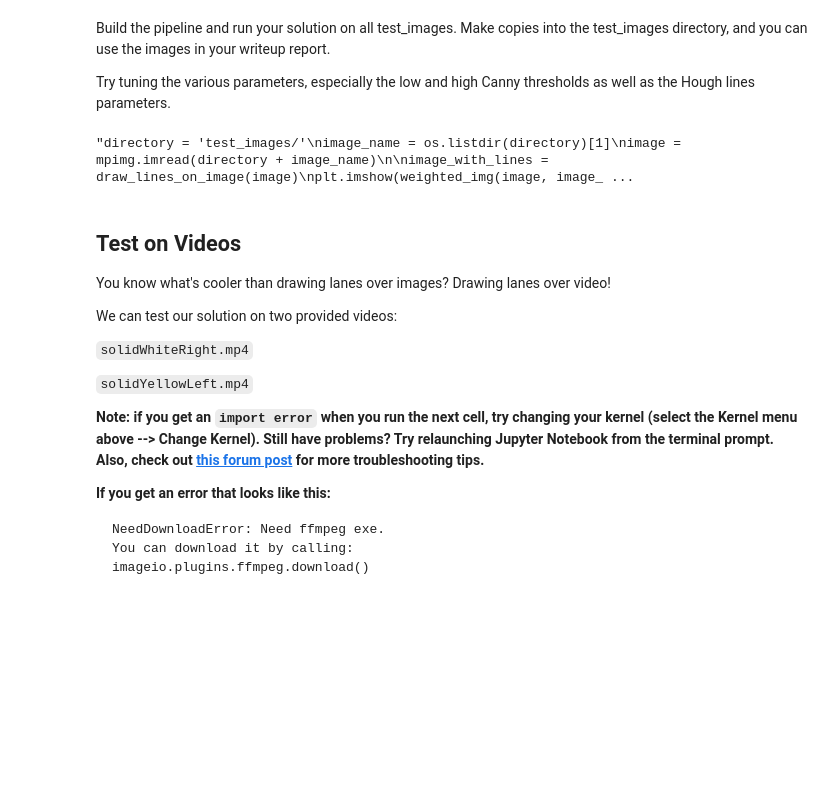
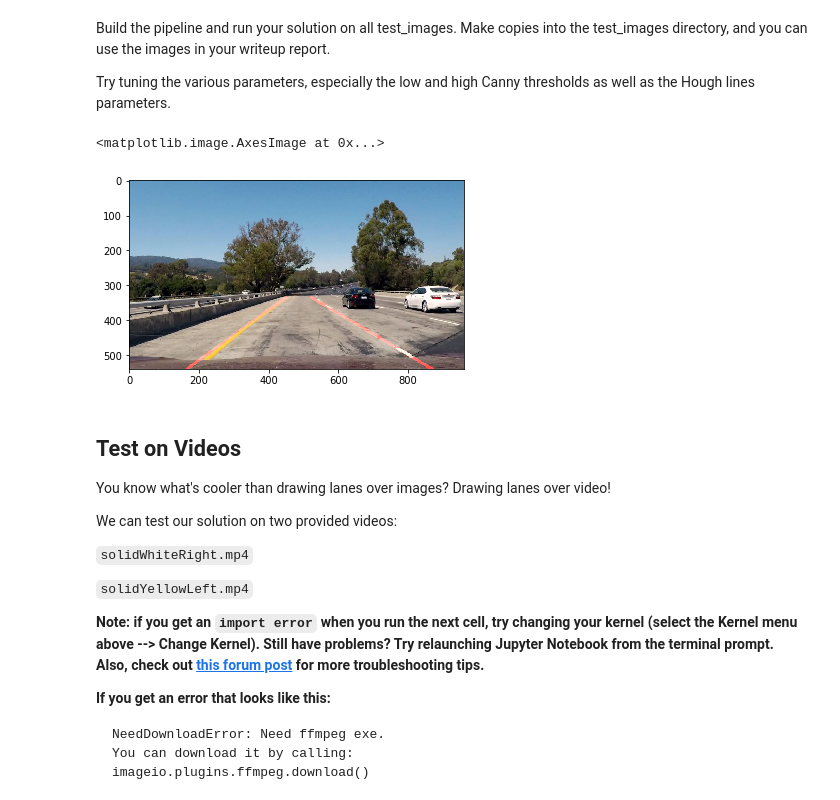
Before and after one commit to carlosbkm/CarND-LaneLines-P1, a Jupyter notebook: P1.ipynb, the cells around one changed output. Drawn from its saved outputs; the diff is of its cells as text; code cells hidden in the pictures; blank space fills up the shorter version.

```diff
--- a/P1.ipynb
+++ b/P1.ipynb
@@ -268,14 +281,14 @@ def draw_lines_on_image(image):
 
     return hough_lines(masked_image, rho, theta, threshold, min_line_len, max_line_gap)
 # %%
-'''directory = 'test_images/'
-image_name = os.listdir(directory)[1]
+directory = 'test_images/'
+image_name = os.listdir(directory)[0]
 image = mpimg.imread(directory + image_name)
-
 image_with_lines = draw_lines_on_image(image)
-plt.imshow(weighted_img(image, image_with_lines, 0.9, 1, 0))'''
+plt.imshow(weighted_img(image, image_with_lines, 0.9, 1, 0))
 # %% [output]
-"directory = 'test_images/'\nimage_name = os.listdir(directory)[1]\nimage = mpimg.imread(directory + image_name)\n\nimage_with_lines = draw_lines_on_image(image)\nplt.imshow(weighted_img(image, image_ ...
+<matplotlib.image.AxesImage at 0x...>
+[figure, added]
 # %% [markdown]
 ## Test on Videos
 
```
Also changed, not shown: parts of 5 cells of this notebook, 3 other files.
